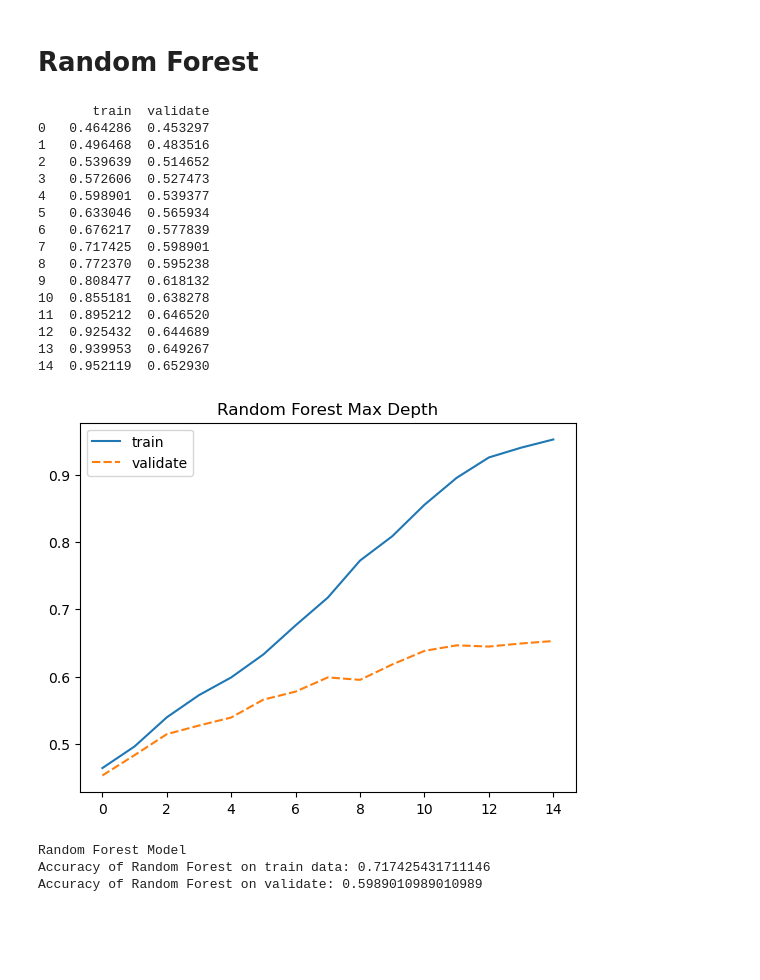
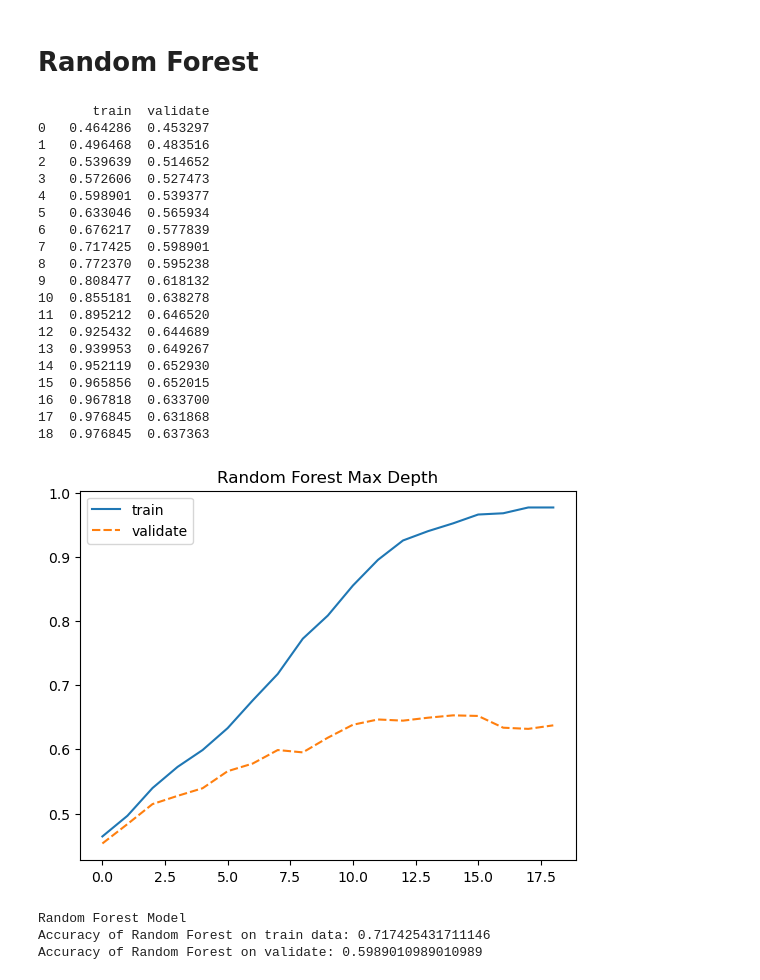
Before and after one commit to noether-manjor/clustering-project, a Jupyter notebook: manny/modeling_mvp.ipynb, the cells around one changed output. Saved outputs shown, nothing was run; the diff lists cells and outputs as text; code cells hidden in the pictures; blank space fills up the shorter version.

```diff
--- a/manny/modeling_mvp.ipynb
+++ b/manny/modeling_mvp.ipynb
@@ -223,32 +223,36 @@ X_test.drop(columns=drop, inplace=True)
 # %%
 rf_train_scores = []
 rf_validate_scores = []
-for i in range(1,16):
+for i in range(1,20):
     loop_forest = RandomForestClassifier(max_depth=i, random_state=42, max_samples=0.5)
     loop_forest.fit(X_train, y_train)
-    train_scores.append(loop_forest.score(X_train, y_train))
-    validate_scores.append(loop_forest.score(X_validate, y_validate))
-rf_scores = {'train':train_scores,'validate':validate_scores}
-rf_scores = pd.DataFrame(scores)
+    rf_train_scores.append(loop_forest.score(X_train, y_train))
+    rf_validate_scores.append(loop_forest.score(X_validate, y_validate))
+rf_scores = {'train':rf_train_scores,'validate':rf_validate_scores}
+rf_scores = pd.DataFrame(rf_scores)
 print(rf_scores)
-sns.lineplot(scores)
+sns.lineplot(rf_scores)
 plt.title("Random Forest Max Depth")
 plt.show()
 # %% [output]
        train  validate
 0   0.464286  0.453297
 1   0.496468  0.483516
 2   0.539639  0.514652
 3   0.572606  0.527473
 4   0.598901  0.539377
 5   0.633046  0.565934
 6   0.676217  0.577839
 7   0.717425  0.598901
 8   0.772370  0.595238
 9   0.808477  0.618132
 10  0.855181  0.638278
 11  0.895212  0.646520
 12  0.925432  0.644689
 13  0.939953  0.649267
 14  0.952119  0.652930
+15  0.965856  0.652015
+16  0.967818  0.633700
+17  0.976845  0.631868
+18  0.976845  0.637363
-[figure, old version]
+[figure, new version]
```
Also changed, not shown: parts of 33 cells of this notebook.
